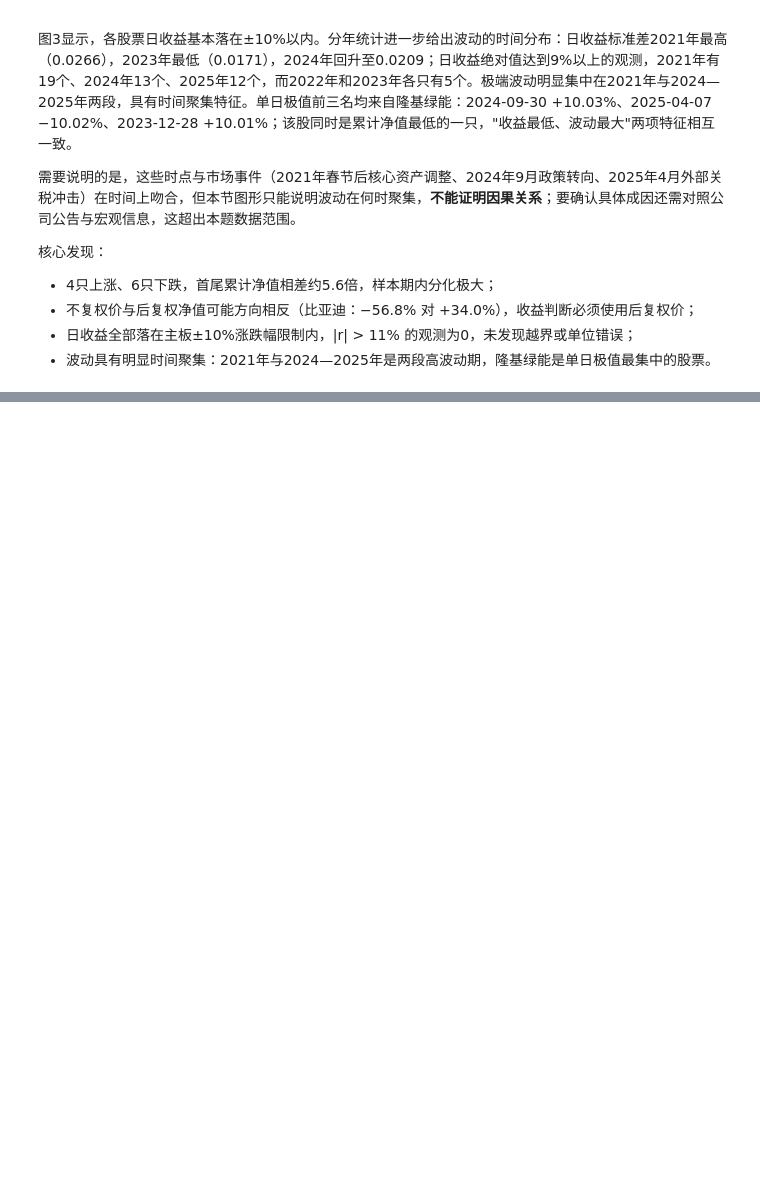
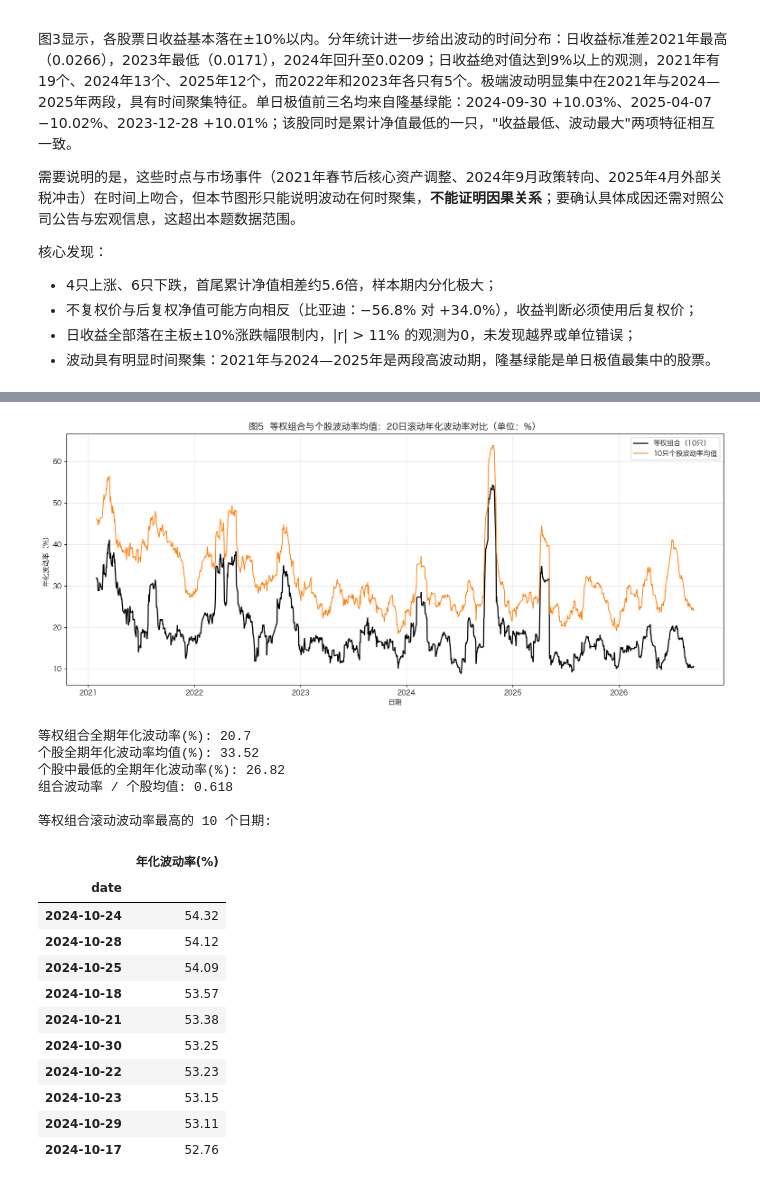
Before and after one commit to Jaremy112/fineco-homework, a Jupyter notebook: hw-02/hw_02-1.ipynb, the cells around one changed output, grey strips where cells are left out. Drawn from its saved outputs; the diff is of its cells as text; code cells hidden in the pictures; blank space fills up the shorter version.

```diff
--- a/hw-02/hw_02-1.ipynb
+++ b/hw-02/hw_02-1.ipynb
@@ -642,0 +716,44 @@ display(ret_all.reindex(ret_all["ret"].abs().sort_values(ascending=False).index)
+# %%
+# 图5：等权组合的滚动波动率与个股波动率均值对比（分散化效应）
+# 等权组合日收益：每日对各股票可用收益取平均（停牌日该股缺失，等价于在剩余股票间等权）
+eq_ret = vol.groupby("date")["ret"].mean()
+eq_vol = eq_ret.rolling(20, min_periods=20).std() * ANN
+ind_avg_vol = vol.groupby("date")["vol20"].mean()
+
+fig, ax = plt.subplots(figsize=(14, 6))
+ax.plot(eq_vol.index, eq_vol * 100, label="等权组合（10只）", color="black", linewidth=1.6)
+ax.plot(ind_avg_vol.index, ind_avg_vol * 100, label="10只个股波动率均值", color="tab:orange", linewidth=1.2)
+ax.set_title("图5  等权组合与个股波动率均值：20日滚动年化波动率对比（单位：%）", fontsize=13)
+ax.set_xlabel("日期")
+ax.set_ylabel("年化波动率（%）")
+ax.legend(fontsize=10)
+ax.grid(alpha=0.3)
+fig.tight_layout()
+plt.show()
+
+print("等权组合全期年化波动率(%):", round(float(eq_ret.std() * ANN * 100), 2))
+print("个股全期年化波动率均值(%):", round(float(summary["全期年化"].mean() * 100), 2))
+print("个股中最低的全期年化波动率(%):", round(float(summary["全期年化"].min() * 100), 2))
+print("组合波动率 / 个股均值:", round(float(eq_ret.std() * ANN / summary["全期年化"].mean()), 3))
+print("\n等权组合滚动波动率最高的 10 个日期:")
+display((eq_vol * 100).sort_values(ascending=False).head(10).round(2).to_frame("年化波动率(%)"))
+# %% [output]
+[figure, added]
+等权组合全期年化波动率(%): 20.7
+个股全期年化波动率均值(%): 33.52
+个股中最低的全期年化波动率(%): 26.82
+组合波动率 / 个股均值: 0.618
+
+等权组合滚动波动率最高的 10 个日期:
+|  | 年化波动率(%) |
+| date |  |
+| 2024-10-24 | 54.32 |
+| 2024-10-28 | 54.12 |
+| 2024-10-25 | 54.09 |
+| 2024-10-18 | 53.57 |
+| 2024-10-21 | 53.38 |
+| 2024-10-30 | 53.25 |
+| 2024-10-22 | 53.23 |
+| 2024-10-23 | 53.15 |
+| 2024-10-29 | 53.11 |
+| 2024-10-17 | 52.76 |
```
Also changed, not shown: parts of 7 cells of this notebook, 3 other files.
